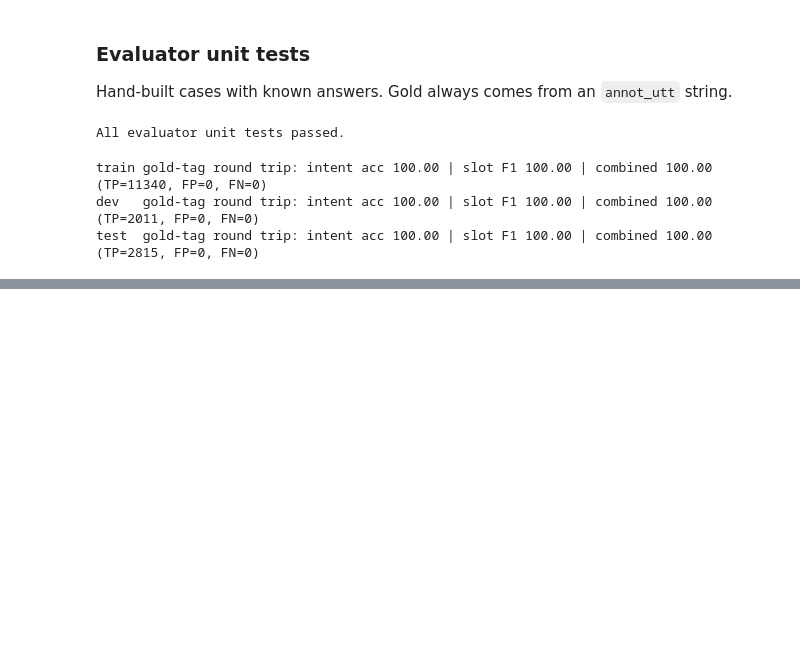
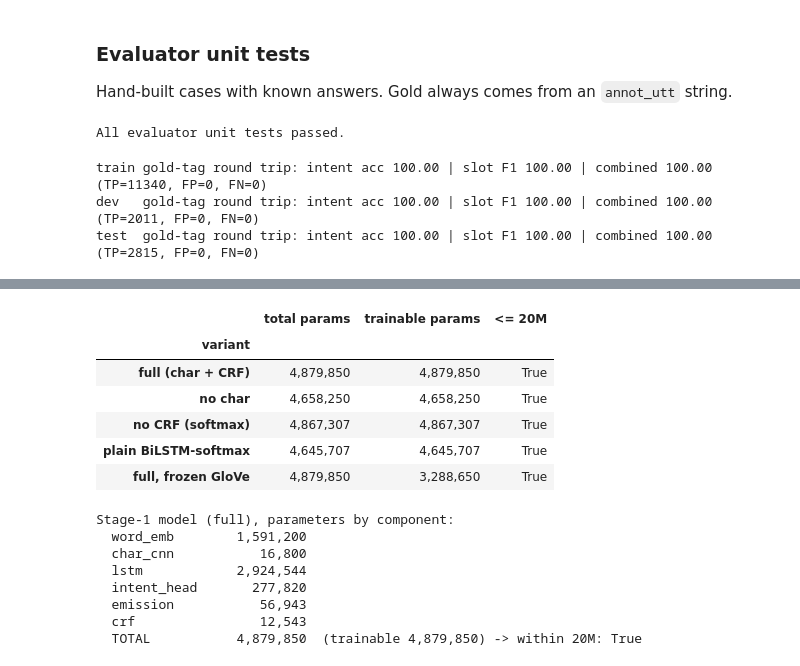
Before and after one commit to masamune-prog/SC4002, a Jupyter notebook: main.ipynb, the cells around one changed output, grey strips where cells are left out. Saved outputs shown, nothing was run; the diff lists cells and outputs as text; code cells hidden in the pictures; blank space fills up the shorter version.

```diff
--- a/main.ipynb
+++ b/main.ipynb
@@ -395,0 +466,18 @@ test  gold-tag round trip: intent acc 100.00 | slot F1 100.00 | combined 100.00
+# %%
+found = np.stack([glove[w] for w in glove])
+init_rng = np.random.default_rng(SEED)
+emb_std = float(found.std())
+
+emb_matrix = np.zeros((len(itos_word), EMB_DIM), dtype=np.float32)       # row 0 = <<PAD>> stays zero
+emb_matrix[UNK_ID] = init_rng.normal(0.0, emb_std, EMB_DIM)
+for w in train_words:
+    i = stoi_word[w]
+    if source[w] == "exact":
+        emb_matrix[i] = glove[w]
+    elif source[w] == "period-stripped":
+        emb_matrix[i] = glove[strip_periods(w)]
+    else:
+        emb_matrix[i] = init_rng.normal(0.0, emb_std, EMB_DIM)
+emb_matrix = torch.from_numpy(emb_matrix)
+del glove, found
+print(f"embedding matrix: {tuple(emb_matrix.shape)}, GloVe std used for random rows: {emb_std:.4f}")
@@ -395,0 +689,50 @@ test  gold-tag round trip: intent acc 100.00 | slot F1 100.00 | combined 100.00
+# %%
+PARAM_LIMIT = 20_000_000
+VARIANTS = {
+    "full (char + CRF)":          {},
+    "no char":                    {"use_char": False},
+    "no CRF (softmax)":           {"use_crf": False},
+    "plain BiLSTM-softmax":       {"use_char": False, "use_crf": False},
+    "full, frozen GloVe":         {"freeze_emb": True},
+}
+
+def count_params(model):
+    total = sum(p.numel() for p in model.parameters())
+    trainable = sum(p.numel() for p in model.parameters() if p.requires_grad)
+    return total, trainable
+
+rows = []
+for name, overrides in VARIANTS.items():
+    m = build_model({**MODEL_CONFIG, **overrides}, emb_matrix)
+    total, trainable = count_params(m)
+    assert total <= PARAM_LIMIT, (name, total)
+    rows.append({"variant": name, "total params": f"{total:,}", "trainable params": f"{trainable:,}",
+                 "<= 20M": total <= PARAM_LIMIT})
+    del m
+display(pd.DataFrame(rows).set_index("variant"))
+
+m = build_model(MODEL_CONFIG, emb_matrix)
+print("Stage-1 model (full), parameters by component:")
+for name, child in m.named_children():
+    n = sum(p.numel() for p in child.parameters())
+    if n:
+        print(f"  {name:12s} {n:12,d}")
+total, trainable = count_params(m)
+print(f"  {'TOTAL':12s} {total:12,d}  (trainable {trainable:,}) -> within 20M: {total <= PARAM_LIMIT}")
+del m
+# %% [output]
+|  | total params | trainable params | <= 20M |
+| variant |  |  |  |
+| full (char + CRF) | 4,879,850 | 4,879,850 | True |
+| no char | 4,658,250 | 4,658,250 | True |
+| no CRF (softmax) | 4,867,307 | 4,867,307 | True |
+| plain BiLSTM-softmax | 4,645,707 | 4,645,707 | True |
+| full, frozen GloVe | 4,879,850 | 3,288,650 | True |
+Stage-1 model (full), parameters by component:
+  word_emb        1,591,200
+  char_cnn           16,800
+  lstm            2,924,544
+  intent_head       277,820
+  emission           56,943
+  crf                12,543
+  TOTAL           4,879,850  (trainable 4,879,850) -> within 20M: True
```
Also changed, not shown: parts of 14 cells of this notebook, 1 other file.
